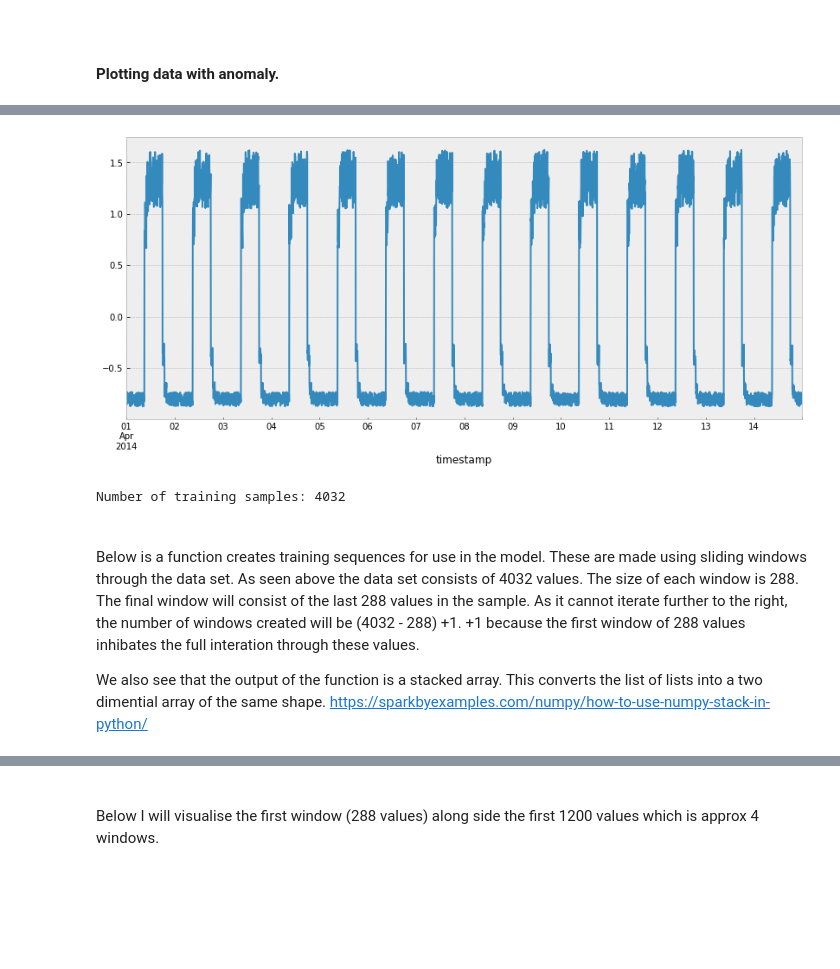
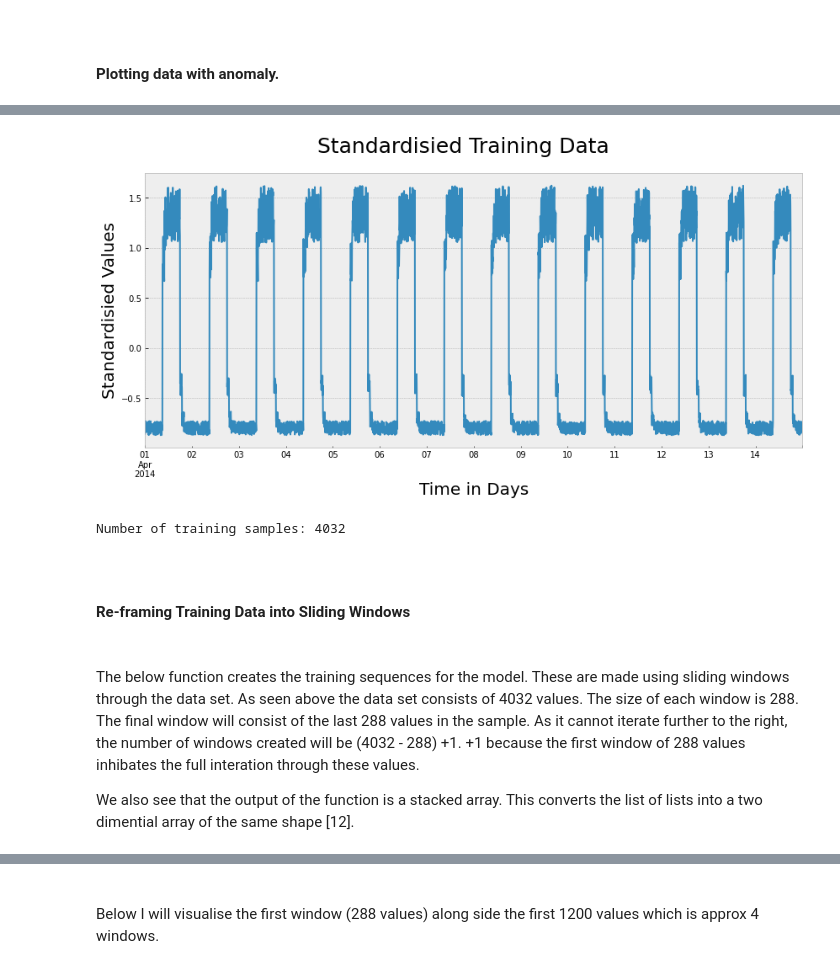
Before and after one commit to RYANCOX00/mach_stats_coursework, a Jupyter notebook: keras_time_anomaly.ipynb, the cells around one changed output, grey strips where cells are left out. Drawn from its saved outputs; the diff is of its cells as text; code cells hidden in the pictures; blank space fills up the shorter version.

```diff
--- a/keras_time_anomaly.ipynb
+++ b/keras_time_anomaly.ipynb
@@ -226,9 +314,16 @@ df_train_vals.head()
 # %%
 # Plotting as subplot, setting fig size to 14,6.
 fig, ax = plt.subplots(figsize =(14,6))
 
 # Plotting dataframe on single axis.  Legend = false as its not useful.
-df_train_vals.plot(legend=False, ax=ax);
+df_train_vals.plot(legend=False, ax=ax)
+
+# Setting title.
+fig.suptitle('Standardisied Training Data', fontsize=25)
+
+# Setting x and y axis label.
+plt.xlabel('Time in Days', fontsize=20)
+plt.ylabel('Standardisied Values',fontsize=20);
 # %% [output]
-[figure, old version]
+[figure, new version]
 # %%
@@ -235,4 +331,8 @@ df_train_vals.plot(legend=False, ax=ax);
 print("Number of training samples:", df_train_vals.shape[0])
 # %% [output]
 Number of training samples: 4032
+# %% [markdown]
+<br>
+
+#### Re-framing Training Data into Sliding Windows
 # %%
@@ -240,7 +341,7 @@ windows_size = 288
 # %% [markdown]
 <br>
 
-Below is a function creates training sequences for use in the model. These are made using sliding windows through the data set. As seen above the data set consists of 4032 values. The size of each window is 288. The final window will consist of the last 288 values in the sample.  As it cannot iterate further to the right, the number of windows created will be (4032 - 288) +1.  +1 because the first window of 288 values inhibates the full interation through these values.
+The below function creates the training sequences for the model. These are made using sliding windows through the data set. As seen above the data set consists of 4032 values. The size of each window is 288. The final window will consist of the last 288 values in the sample.  As it cannot iterate further to the right, the number of windows created will be (4032 - 288) +1.  +1 because the first window of 288 values inhibates the full interation through these values.
 
-We also see that the output of the function is a stacked array. This converts the list of lists into a two dimential array of the same shape. https://sparkbyexamples.com/numpy/how-to-use-numpy-stack-in-python/
+We also see that the output of the function is a stacked array. This converts the list of lists into a two dimential array of the same shape [12].
 # %%
```
Also changed, not shown: parts of 37 cells of this notebook.
